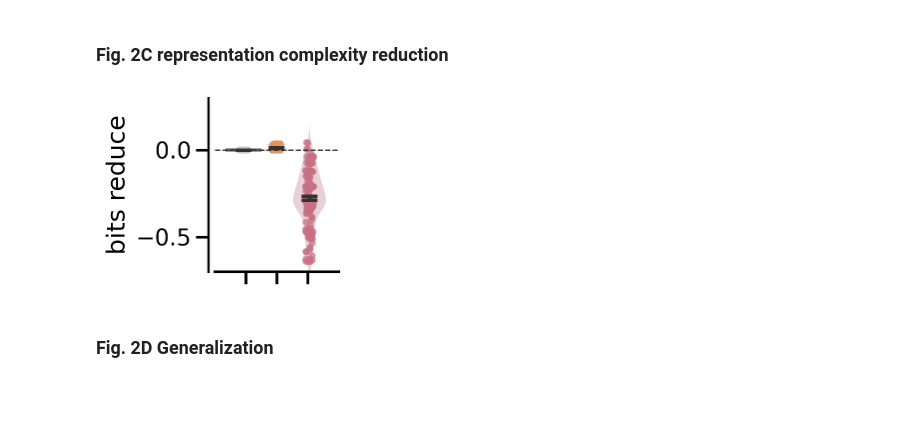
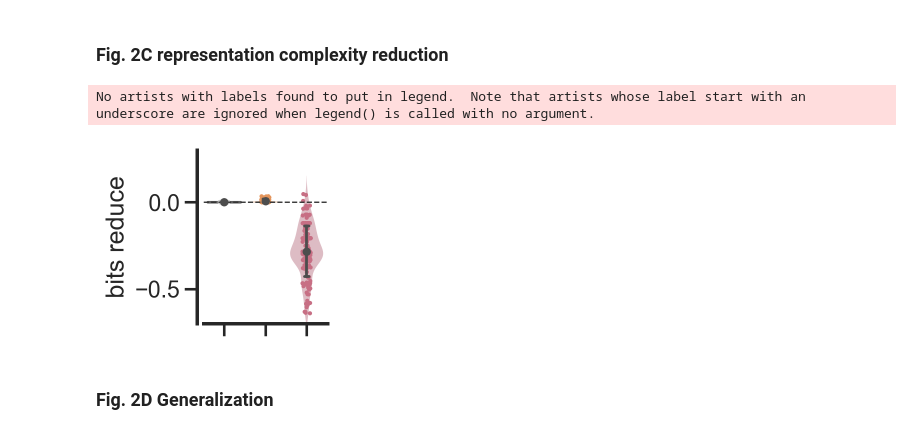
Before and after one commit to fangzefunny/ecpg, a Jupyter notebook: visualization/Fig3.ipynb, the cells around one changed output. Drawn from its saved outputs; the diff is of its cells as text; code cells hidden in the pictures; blank space fills up the shorter version.

```diff
--- a/visualization/Fig3.ipynb
+++ b/visualization/Fig3.ipynb
@@ -18,9 +18,9 @@ from utils.model import *
 from utils.fig_fn import *
 viz.get_style()
 # %%
-exp = 'exp1'
-agents = ['rmPG', 'caPG', 'ecPG']
-method = 'mle'
+data_set = 'exp1'
+models = ['rmPG', 'caPG', 'ecPG']
+method = 'map'
 dpi = 300
 # %% [markdown]
 ### Fig. 2A model comparison
@@ -74,41 +174,30 @@ plt.savefig(f'../figures/{exp}/Fig2B_pxp.pdf', dpi=dpi)
 # %%
 def viz_reduct(comb_data, agents):
     palette = [eval(agent).color for agent in agents]
-    fig, ax = plt.subplots(1, 1, figsize=(3.2, 2.4),
-                            sharex=True, sharey=True)
-    v = sns.violinplot(x='model', y='iSZ_reduct', data=comb_data,
-            palette=palette, hue='agent', hue_order=agents,
-            legend=False, alpha=.1, inner=None, scale='width',
-            ax=ax)
-    plt.setp(v.collections, alpha=.35, edgecolor='none')
-    s = sns.stripplot(x='model', y='iSZ_reduct', data=comb_data,
-            palette=palette, hue='agent', hue_order=agents,
-            edgecolor='gray', dodge=True, jitter=True, alpha=.7,
-            legend=False, zorder=2,
-            ax=ax)
-    b = sns.barplot(x='model', y='iSZ_reduct', data=comb_data,
-            hue='agent', hue_order=agents,
-            errorbar='se', linewidth=1,
-            edgecolor=(0,0,0,0), facecolor=(0,0,0,0),
-            capsize=.1, errwidth=2.5, errcolor=[.2, .2, .2],
-            ax=ax)
+    fig, ax = plt.subplots(1, 1, figsize=(3.2, 2.4))
+    viz.violin(ax, x='model', order=models,
+               y='iSZ_reduct', data=comb_data,
+               errorbar='sd', scatter_size=3,
+               palette=palette,)
     ax.legend().remove()
     ax.axhline(y=0, xmin=0, xmax=1, lw=1,
         color=[.2, .2, .2], ls='--')
     ax.set_ylim([-.7, .3])
     ax.spines['left'].set_position(('axes',-0.05))
+    for pos in ['bottom', 'left']: ax.spines[pos].set_linewidth(2.5)
     ax.set_xlabel('')
-    ax.set_xticks([-.25, 0, .25])
+    ax.set_xticks([0, 1, 2])
     ax.set_xticklabels([None, None, None])
     ax.set_ylabel('bits reduce')
     ax.set_box_aspect(1.4)
     fig.tight_layout()
 # %%
-comb_data = iSZ_reduct(exp, agents=agents, method=method)
-viz_reduct(comb_data, agents=agents)
-plt.savefig(f'../figures/{exp}/Fig2C_reduct.pdf', dpi=dpi)
+comb_data = iSZ_reduct(data_set, agents=models, method=method)
+viz_reduct(comb_data, agents=models)
+plt.savefig(f'../figures/{data_set}/Fig2C_reduct.pdf', dpi=dpi)
 # %% [output]
+No artists with labels found to put in legend.  Note that artists whose label start with an underscore are ignored when legend() is called with no argument.
-[figure, old version]
+[figure, new version]
 # %% [markdown]
 ### Fig. 2D Generalization
 # %%
```
Also changed, not shown: parts of 13 cells of this notebook, 8 other files.
